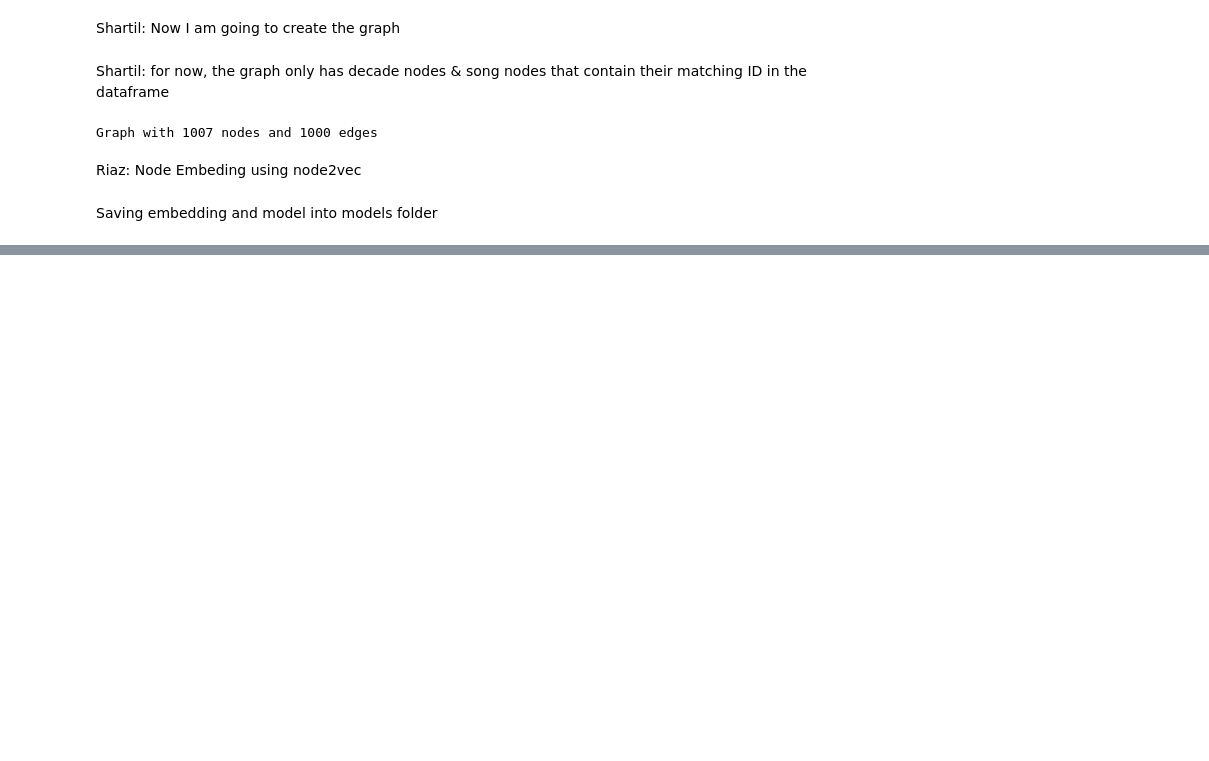
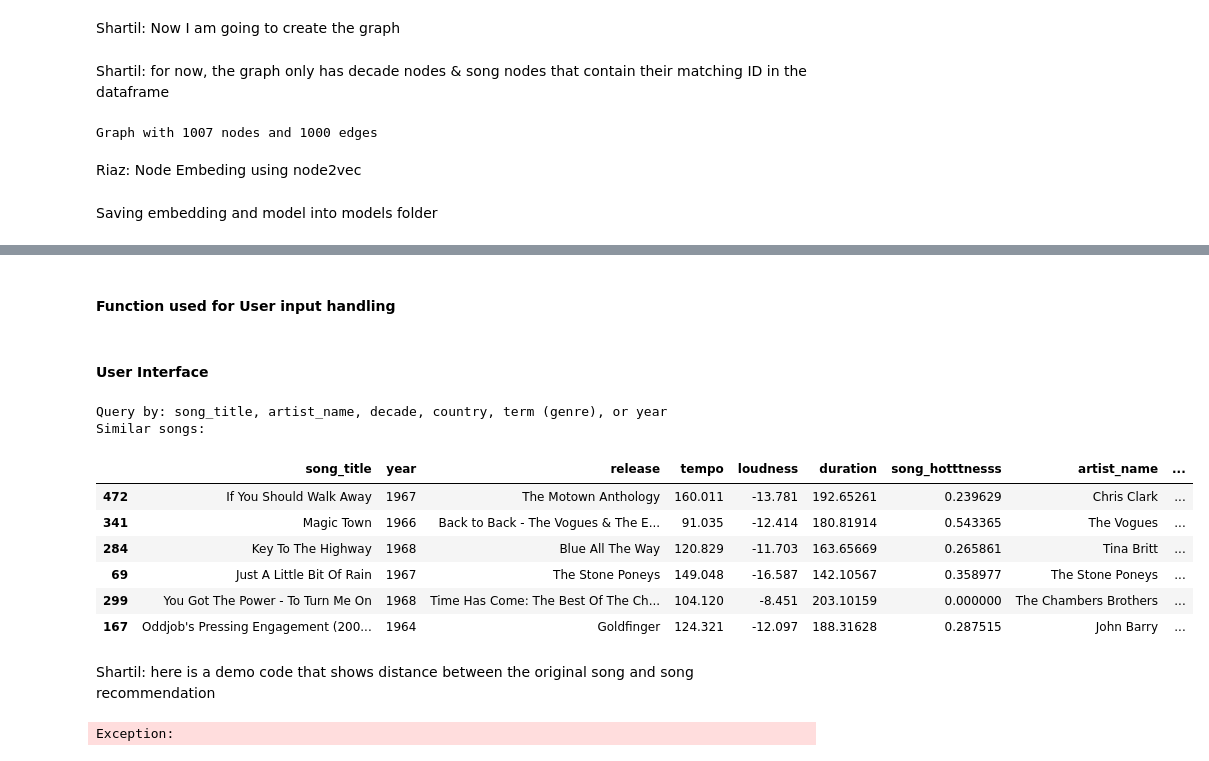
Before and after one commit to mega5800/Music-Recommendation-System, a Jupyter notebook: Code/experimental_code.ipynb, the cells around one changed output, grey strips where cells are left out. Drawn from its saved outputs; the diff is of its cells as text; code cells hidden in the pictures; blank space fills up the shorter version.

Commit message:
Improved the ability to query songs and added a demo code for displaying distance between song recommendations

```diff
--- a/Code/experimental_code.ipynb
+++ b/Code/experimental_code.ipynb
@@ -311,7 +332,7 @@ Graph with 1007 nodes and 1000 edges
 Riaz: Node Embeding using node2vec
 # %%
 # Precompute probabilities and generate walks - **ON WINDOWS ONLY WORKS WITH workers=1**
-node2vec = Node2Vec(music_graph, dimensions=64, walk_length=10, num_walks=200, workers=4)  # Use temp_folder for big graphs
+node2vec = Node2Vec(music_graph, dimensions=64, walk_length=10, num_walks=100, workers=4)  # Use temp_folder for big graphs
 
 # Embed nodes
 model = node2vec.fit(window=10, min_count=1, batch_words=4)  # Any keywords acceptable by gensim.Word2Vec can be passed, `dimensions` and `workers` are automatically passed (from the Node2Vec constructor)
@@ -330,0 +349,6 @@ from sklearn.neighbors import NearestNeighbors
+# %%
+nodes = list(music_graph.nodes())
+embeddings = np.array([model.wv[str(node)] for node in nodes])
+nearestNeighborSelector = NearestNeighbors(n_neighbors=6).fit(embeddings)
+# %% [markdown]
+#### Function used for User input handling
@@ -331 +361,51 @@ from sklearn.neighbors import NearestNeighbors
+# %%
+def recommend_songs(query):
+    user_song_title = query
+    song_id = get_song_id(user_song_title)
+
+    if song_id is not None:
+        user_song_embed = model.wv[str(song_id)]
+        distances, indices = nearestNeighborSelector.kneighbors([user_song_embed])
+        print("Similar songs:")
+        similar_songs_df = music_dataset.loc[indices[0]]
+        display(similar_songs_df)
+    else:
+        print("Song not found in the dataset.")
+# %%
+def recommend_songs_by_query(query_type, query):
+    filtered_music_df = music_dataset[music_dataset[query_type].astype(str).str.lower() == str(query).lower()]
+
+    if len(filtered_music_df) > 0:
+        chosen_song = filtered_music_df.sample(n=1)
+        recommend_songs(chosen_song[SONG_TITLE_COLUMN].iloc[0])
+    else:
+        print("No songs found.")
+# %% [markdown]
+#### User Interface
+# %%
+print("Query by: song_title, artist_name, decade, country, term (genre), or year")
+query_type = input("Enter your query type: ").strip().lower()
+query = input(f"Enter the {query_type}: ")
+
+if query_type == 'song_title':
+    recommend_songs(query)
+else:
+    recommend_songs_by_query(query_type, query)
+# %% [output]
+Query by: song_title, artist_name, decade, country, term (genre), or year
+Similar songs:
+|  | song_title | year | release | tempo | loudness | duration | song_hotttnesss | artist_name | ... |
+| 472 | If You Should Walk Away | 1967 | The Motown Anthology | 160.011 | -13.781 | 192.65261 | 0.239629 | Chris Clark | ... |
+| 341 | Magic Town | 1966 | Back to Back - The Vogues & The E... | 91.035 | -12.414 | 180.81914 | 0.543365 | The Vogues | ... |
+| 284 | Key To The Highway | 1968 | Blue All The Way | 120.829 | -11.703 | 163.65669 | 0.265861 | Tina Britt | ... |
+| 69 | Just A Little Bit Of Rain | 1967 | The Stone Poneys | 149.048 | -16.587 | 142.10567 | 0.358977 | The Stone Poneys | ... |
+| 299 | You Got The Power - To Turn Me On | 1968 | Time Has Come: The Best Of The Ch... | 104.120 | -8.451 | 203.10159 | 0.000000 | The Chambers Brothers | ... |
+| 167 | Oddjob's Pressing Engagement (200... | 1964 | Goldfinger | 124.321 | -12.097 | 188.31628 | 0.287515 | John Barry | ... |
+# %% [markdown]
+Shartil: here is a demo code that shows distance between the original song and song  recommendation
+# %%
+# this is just a stop Exception
+raise Exception
+# %% [output]
+Exception:
 # %%
```
Also changed, not shown: parts of 19 cells of this notebook, 3 other files.
